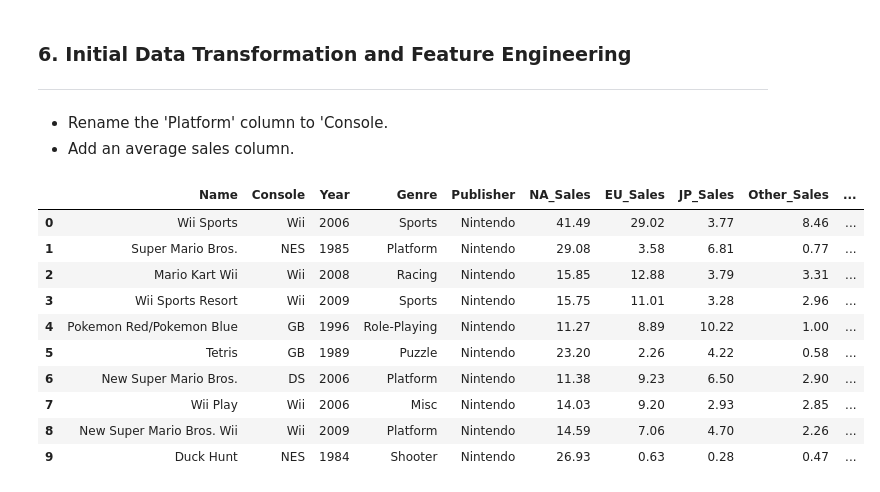
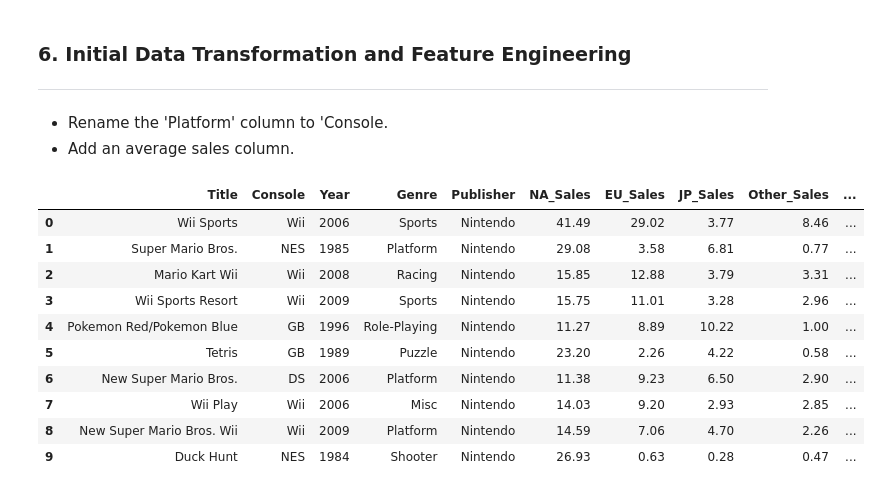
Before and after one commit to kjleopold/datafun-06-eda, a Jupyter notebook: kleopold_eda.ipynb, the cells around one changed output. Saved outputs shown, nothing was run; the diff lists cells and outputs as text; code cells hidden in the pictures.

```diff
--- a/kleopold_eda.ipynb
+++ b/kleopold_eda.ipynb
@@ -220,16 +220,17 @@ for col in df.select_dtypes(include=['object', 'category']).columns:
 * Add an average sales column.
 # %%
 # Feature Engineering
-# Renaming a column
+# Renaming columns
 df.rename(columns={'Platform': 'Console'}, inplace=True)
+df.rename(columns={'Name': 'Title'}, inplace=True)
 
 # Adding a new column
 df['Avg_Sales'] = df['Global_Sales'] / 4
 
 # Display changes
 display(df.head(10))
 # %% [output]
-|  | Name | Console | Year | Genre | Publisher | NA_Sales | EU_Sales | JP_Sales | Other_Sales | ... |
+|  | Title | Console | Year | Genre | Publisher | NA_Sales | EU_Sales | JP_Sales | Other_Sales | ... |
 | 0 | Wii Sports | Wii | 2006 | Sports | Nintendo | 41.49 | 29.02 | 3.77 | 8.46 | ... |
 | 1 | Super Mario Bros. | NES | 1985 | Platform | Nintendo | 29.08 | 3.58 | 6.81 | 0.77 | ... |
 | 2 | Mario Kart Wii | Wii | 2008 | Racing | Nintendo | 15.85 | 12.88 | 3.79 | 3.31 | ... |
```
Also changed, not shown: parts of 3 cells of this notebook.
